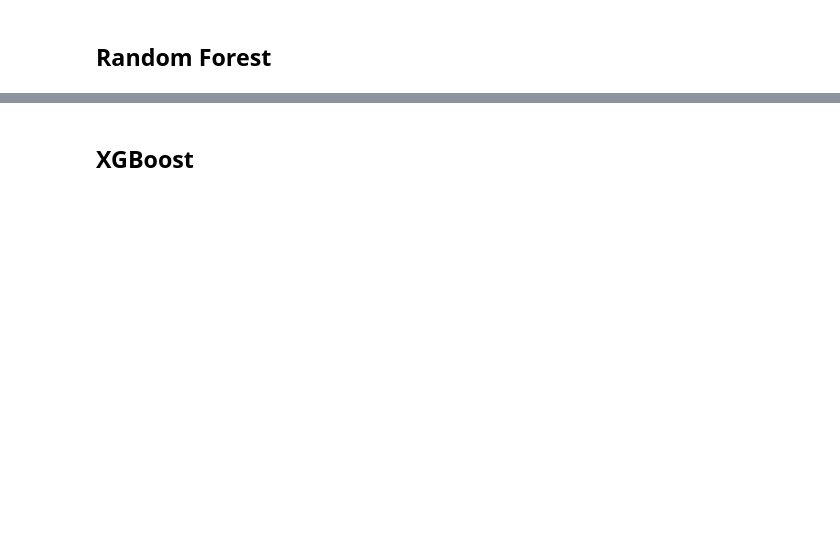
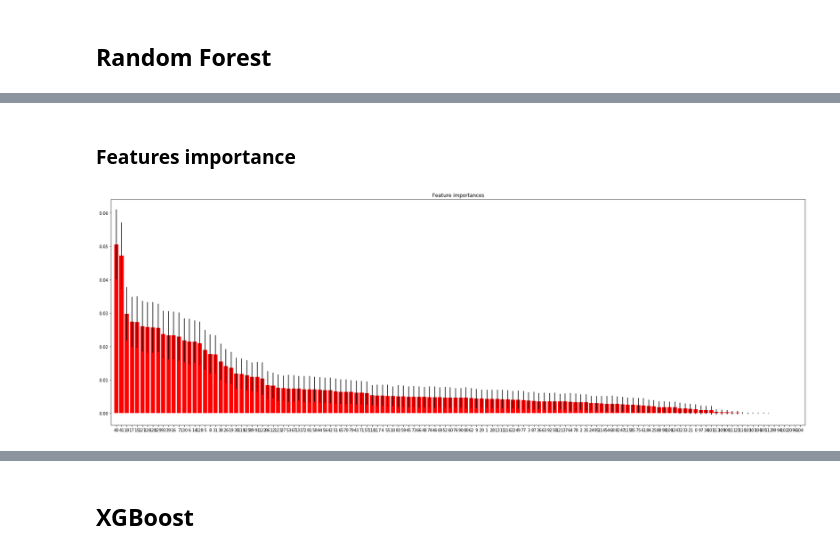
Before and after one commit to Julien-paulet/Ds_Projet7, a Jupyter notebook: P7_PAULET_JULIEN_MODEL.ipynb, the cells around one changed output, grey strips where cells are left out. Cells and saved outputs as stored; diff of their text form; code cells hidden in the pictures; blank space fills up the shorter version.

```diff
--- a/P7_PAULET_JULIEN_MODEL.ipynb
+++ b/P7_PAULET_JULIEN_MODEL.ipynb
@@ -191,7 +224,7 @@ from sklearn.model_selection import RandomizedSearchCV
 # Nombre d'arbres dans la forêt
 n_estimators = [int(x) for x in np.linspace(start = 100, stop = 2000, num = 10)]
 # Level max des arbres
-max_depth = [int(x) for x in np.linspace(60, 80, num = 10)]
+max_depth = [int(x) for x in np.linspace(40, 140, num = 10)]
 max_depth.append(None)
 # nombre de sample min pour split
 min_samples_split = [2, 5]
@@ -257,0 +291,18 @@ Function elapsed in:  6.6757384 s
+# %% [markdown]
+### Features importance
+# %%
+importances = rf.feature_importances_
+std = np.std([tree.feature_importances_ for tree in rf.estimators_],
+             axis=0)
+indices = np.argsort(importances)[::-1]
+
+# Plot the impurity-based feature importances of the forest
+plt.figure(figsize=(30,10))
+plt.title("Feature importances")
+plt.bar(range(x_sample.shape[1]), importances[indices],
+        color="r", yerr=std[indices], align="center")
+plt.xticks(range(x_sample.shape[1]), indices)
+plt.xlim([-1, x_sample.shape[1]])
+plt.show()
+# %% [output]
+[figure, added]
```
Also changed, not shown: parts of 27 cells of this notebook.
